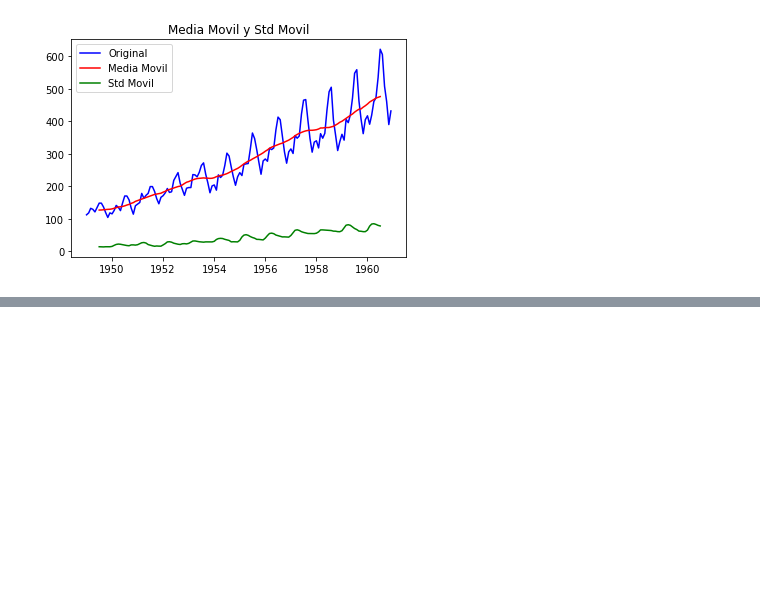
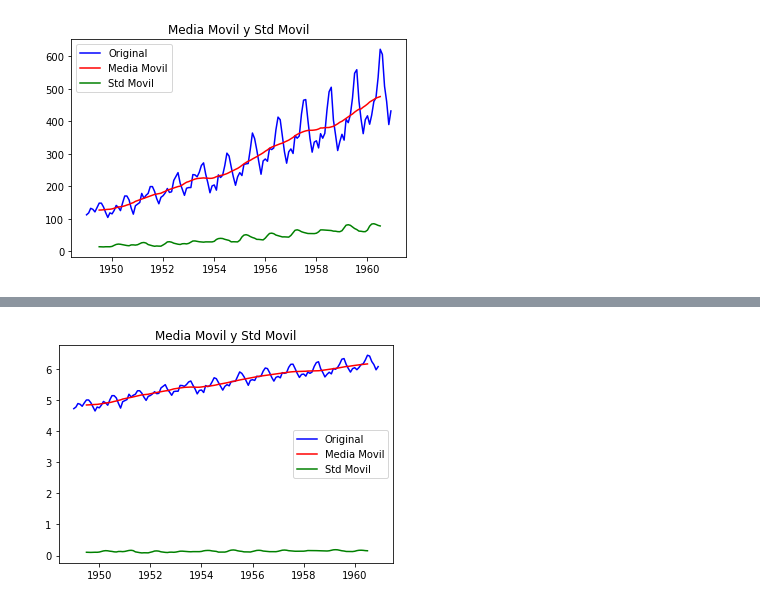
Before and after one commit to JuanFeA98/Time_Series, a Jupyter notebook: Introduction to Time Series.ipynb, the cells around one changed output, grey strips where cells are left out. Cells and saved outputs as stored; diff of their text form; code cells hidden in the pictures; blank space fills up the shorter version.

```diff
--- a/Introduction to Time Series.ipynb
+++ b/Introduction to Time Series.ipynb
@@ -207,0 +171,4 @@ jumm = pd.DataFrame
+# %%
+rolling_MS(ts_log)
+# %% [output]
+[figure, added]
```
Also changed, not shown: parts of 24 cells of this notebook.
